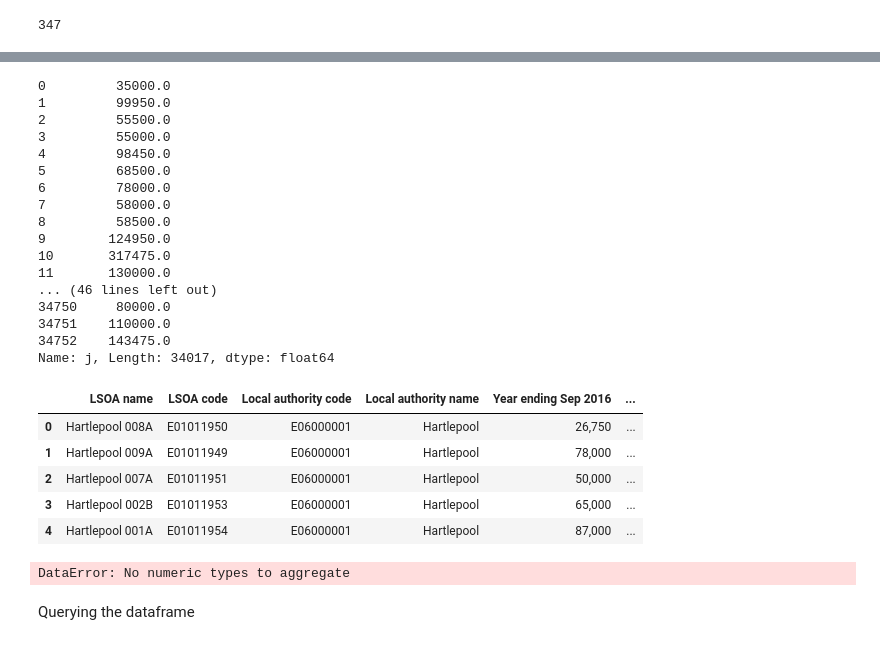
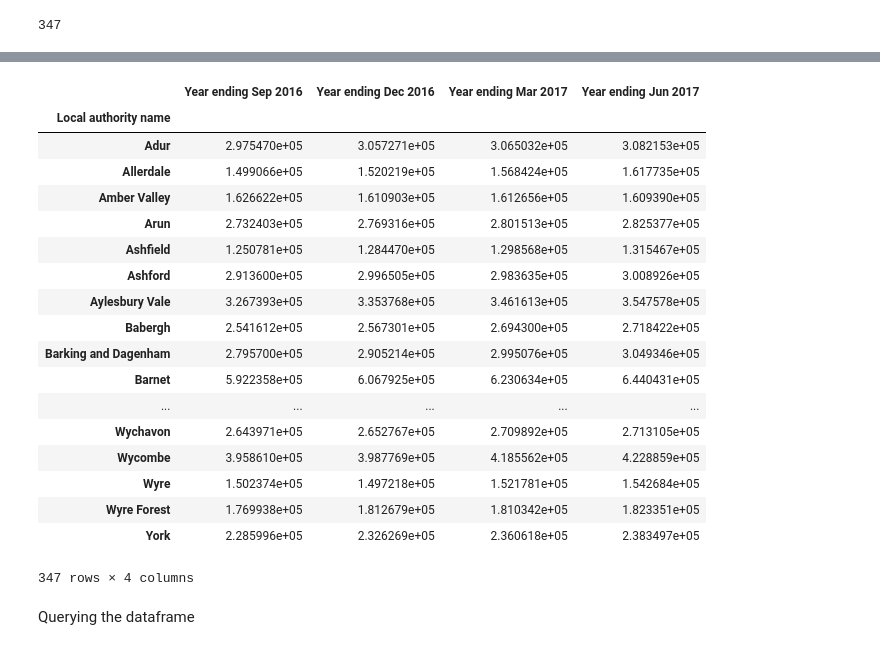
Before and after one commit to jendmurphy/ENVS615-Analysis-of-Human-Dynamics, a Jupyter notebook: Liverpool Data Module.ipynb, the cells around one changed output, grey strips where cells are left out. Saved outputs shown, nothing was run; the diff lists cells and outputs as text; code cells hidden in the pictures.

```diff
--- a/Liverpool Data Module.ipynb
+++ b/Liverpool Data Module.ipynb
@@ -60,3 +64,15 @@ Year ending Mar 2017    34753 non-null object
 Year ending Jun 2017    34753 non-null object
 dtypes: object(8)
 memory usage: 2.1+ MB
+# %%
+%%time
+#  time magic to record the time taken to execute this cell
+
+# To change the pricing data into numeric form, define a lambda function to remove the comma
+clean = lambda p: (p.replace(',',''))
+
+# Set up a loop to remove commas and recode ':' to a missing value
+for i in qtrs:
+    hp[i] = hp[i].astype(str).apply(clean)
+    hp[i].loc[hp[i]==':']=np.NaN
+    hp[i]=hp[i].astype(float)
@@ -116,48 +170,26 @@ Name: Year ending Jun 2017, dtype: object
-# %%
-# To change the pricing data into numeric form
-clean1 = lambda p: (p.replace(',',''))
-clean2 = lambda p: (p.replace(':','0'))
-h['j'] = (h['Year ending Jun 2017'].apply(clean1).apply(clean2))
-
-h['j'].loc[h['j']=='0']=np.NaN
-
-h = h.dropna()
-
-h['j'].astype(float)
-# %% [output]
-0         35000.0
-1         99950.0
-2         55500.0
-3         55000.0
-4         98450.0
-5         68500.0
-6         78000.0
-7         58000.0
-8         58500.0
-9        124950.0
-10       317475.0
-11       130000.0
-... (46 lines left out)
-34750     80000.0
-34751    110000.0
-34752    143475.0
-Name: j, Length: 34017, dtype: float64
-# %%
-h['s']=h['Year ending Sep 2016']
-# %%
-h =head()
-# %% [output]
-|  | LSOA name | LSOA code | Local authority code | Local authority name | Year ending Sep 2016 | ... |
-| 0 | Hartlepool 008A | E01011950 | E06000001 | Hartlepool | 26,750 | ... |
-| 1 | Hartlepool 009A | E01011949 | E06000001 | Hartlepool | 78,000 | ... |
-| 2 | Hartlepool 007A | E01011951 | E06000001 | Hartlepool | 50,000 | ... |
-| 3 | Hartlepool 002B | E01011953 | E06000001 | Hartlepool | 65,000 | ... |
-| 4 | Hartlepool 001A | E01011954 | E06000001 | Hartlepool | 87,000 | ... |
-# %%
-#  For this to work, need to convert house prices into floats.
-h.groupby('Local authority name')['j'].mean()
-# %% [output]
-DataError: No numeric types to aggregate
+# %%
+#  Group LSOA by local authority name to calculate mean property price for each local authority.
+h.groupby('Local authority name')[qtrs].mean()
+# %% [output]
+|  | Year ending Sep 2016 | Year ending Dec 2016 | Year ending Mar 2017 | Year ending Jun 2017 |
+| Local authority name |  |  |  |  |
+| Adur | 2.975470e+05 | 3.057271e+05 | 3.065032e+05 | 3.082153e+05 |
+| Allerdale | 1.499066e+05 | 1.520219e+05 | 1.568424e+05 | 1.617735e+05 |
+| Amber Valley | 1.626622e+05 | 1.610903e+05 | 1.612656e+05 | 1.609390e+05 |
+| Arun | 2.732403e+05 | 2.769316e+05 | 2.801513e+05 | 2.825377e+05 |
+| Ashfield | 1.250781e+05 | 1.284470e+05 | 1.298568e+05 | 1.315467e+05 |
+| Ashford | 2.913600e+05 | 2.996505e+05 | 2.983635e+05 | 3.008926e+05 |
+| Aylesbury Vale | 3.267393e+05 | 3.353768e+05 | 3.461613e+05 | 3.547578e+05 |
+| Babergh | 2.541612e+05 | 2.567301e+05 | 2.694300e+05 | 2.718422e+05 |
+| Barking and Dagenham | 2.795700e+05 | 2.905214e+05 | 2.995076e+05 | 3.049346e+05 |
+| Barnet | 5.922358e+05 | 6.067925e+05 | 6.230634e+05 | 6.440431e+05 |
+| ... | ... | ... | ... | ... |
+| Wychavon | 2.643971e+05 | 2.652767e+05 | 2.709892e+05 | 2.713105e+05 |
+| Wycombe | 3.958610e+05 | 3.987769e+05 | 4.185562e+05 | 4.228859e+05 |
+| Wyre | 1.502374e+05 | 1.497218e+05 | 1.521781e+05 | 1.542684e+05 |
+| Wyre Forest | 1.769938e+05 | 1.812679e+05 | 1.810342e+05 | 1.823351e+05 |
+| York | 2.285996e+05 | 2.326269e+05 | 2.360618e+05 | 2.383497e+05 |
+347 rows × 4 columns
 # %%
 #  To look at the variables within the dataframe, and quickly assess the extent of missing data
 pd.info()
```
Also changed, not shown: parts of 8 cells of this notebook.
